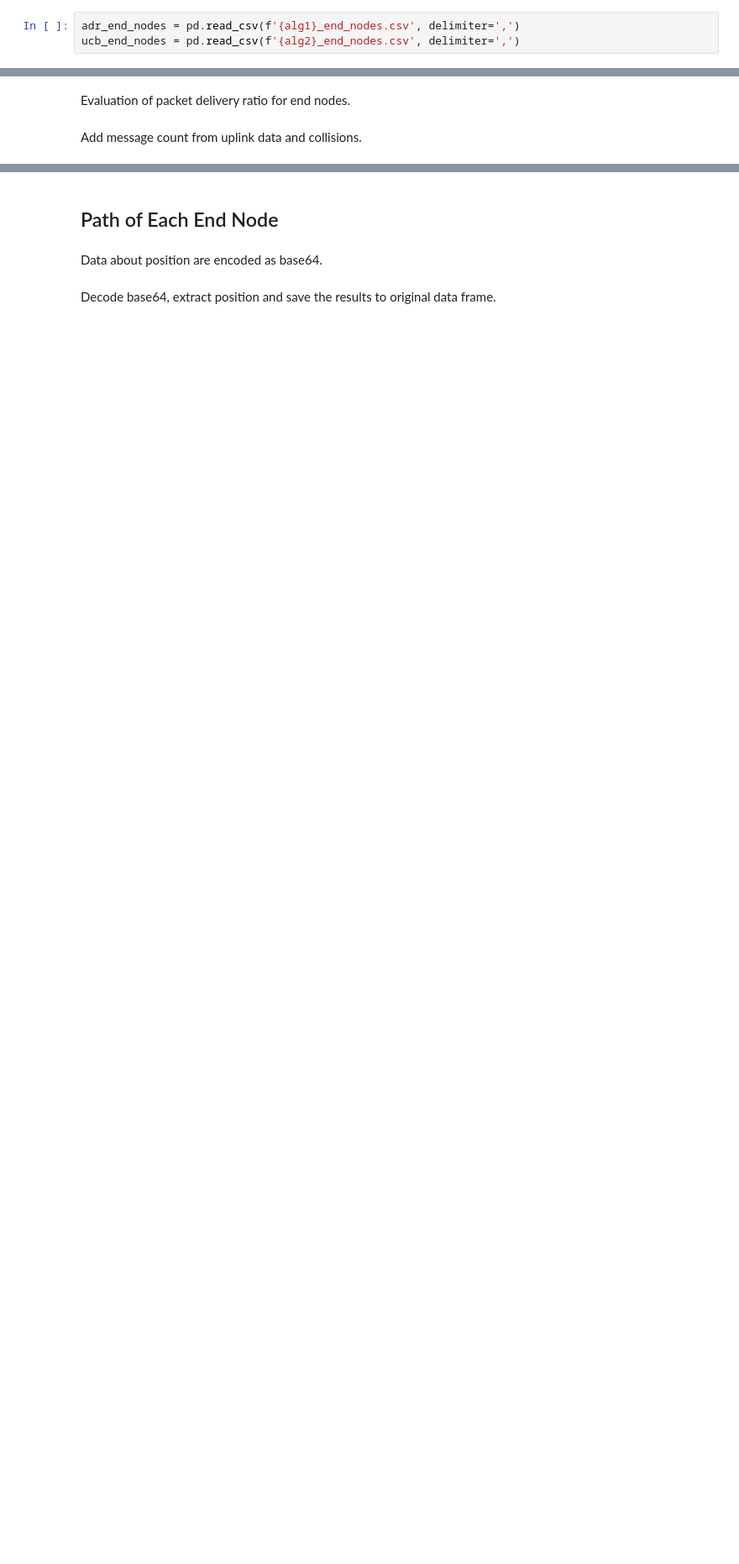
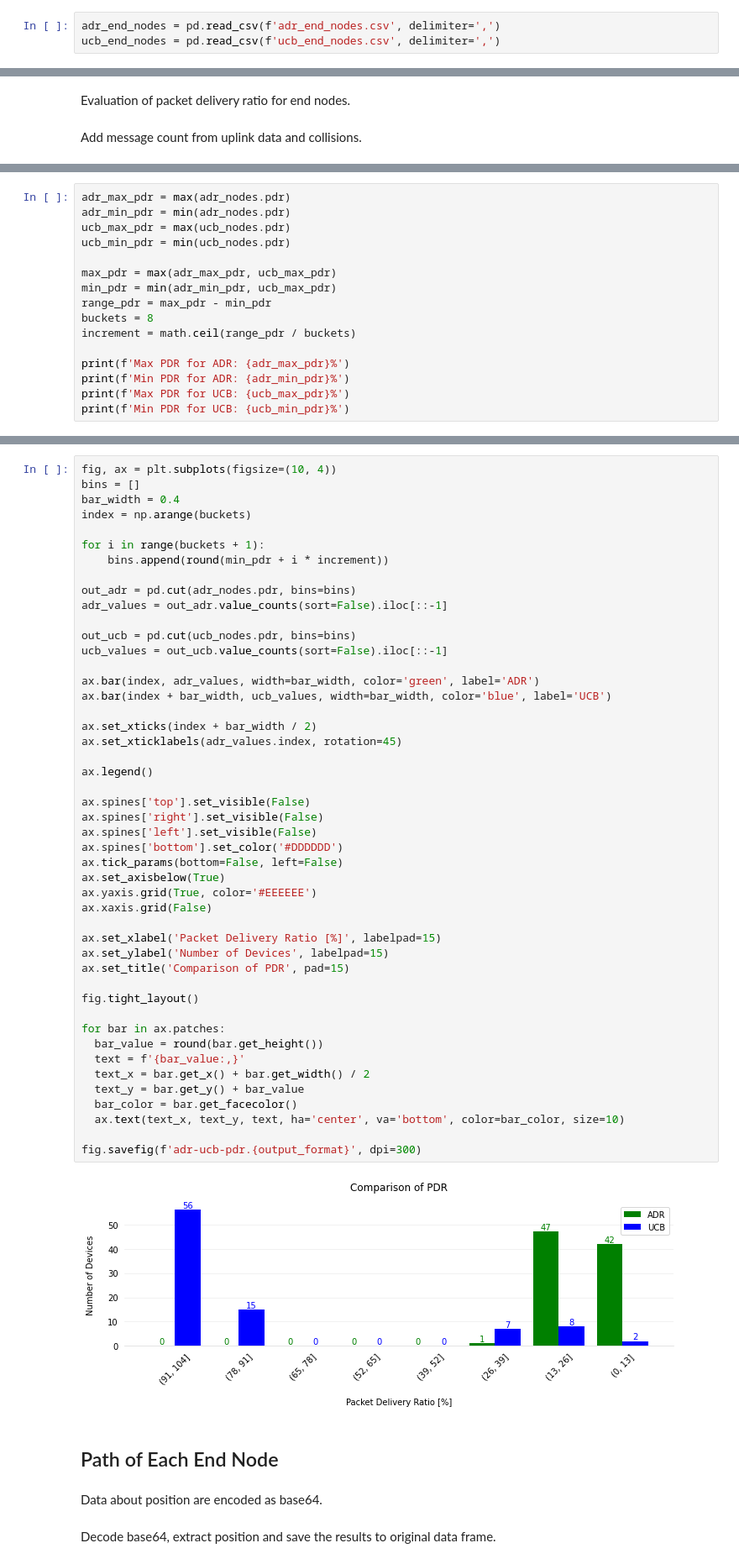
Before and after one commit to loraalex/LoBook, a Jupyter notebook: comparison/lora-adr-vs-ucb.ipynb, the cells around one changed output, grey strips where cells are left out. Shown at 84% size. Drawn from its saved outputs; the diff is of its cells as text; blank space fills up the shorter version.

```diff
--- a/comparison/lora-adr-vs-ucb.ipynb
+++ b/comparison/lora-adr-vs-ucb.ipynb
@@ -255,4 +195,4 @@ Number of end nodes participating in the ucb experiment is 88.
 # %%
-adr_end_nodes = pd.read_csv(f'{alg1}_end_nodes.csv', delimiter=',')
-ucb_end_nodes = pd.read_csv(f'{alg2}_end_nodes.csv', delimiter=',')
+adr_end_nodes = pd.read_csv(f'adr_end_nodes.csv', delimiter=',')
+ucb_end_nodes = pd.read_csv(f'ucb_end_nodes.csv', delimiter=',')
 # %% [markdown]
@@ -365,0 +347,16 @@ plt.show()
+# %%
+adr_max_pdr = max(adr_nodes.pdr)
+adr_min_pdr = min(adr_nodes.pdr)
+ucb_max_pdr = max(ucb_nodes.pdr)
+ucb_min_pdr = min(ucb_nodes.pdr)
+
+max_pdr = max(adr_max_pdr, ucb_max_pdr)
+min_pdr = min(adr_min_pdr, ucb_max_pdr)
+range_pdr = max_pdr - min_pdr
+buckets = 8
+increment = math.ceil(range_pdr / buckets)
+
+print(f'Max PDR for ADR: {adr_max_pdr}%')
+print(f'Min PDR for ADR: {adr_min_pdr}%')
+print(f'Max PDR for UCB: {ucb_max_pdr}%')
+print(f'Min PDR for UCB: {ucb_min_pdr}%')
@@ -366,3 +368,52 @@ plt.show()
+# %%
+fig, ax = plt.subplots(figsize=(10, 4))
+bins = []
+bar_width = 0.4
+index = np.arange(buckets)
+
+for i in range(buckets + 1):
+    bins.append(round(min_pdr + i * increment))
+
+out_adr = pd.cut(adr_nodes.pdr, bins=bins)
+adr_values = out_adr.value_counts(sort=False).iloc[::-1]
+
+out_ucb = pd.cut(ucb_nodes.pdr, bins=bins)
+ucb_values = out_ucb.value_counts(sort=False).iloc[::-1]
+
+ax.bar(index, adr_values, width=bar_width, color='green', label='ADR')
+ax.bar(index + bar_width, ucb_values, width=bar_width, color='blue', label='UCB')
+
+ax.set_xticks(index + bar_width / 2)
+ax.set_xticklabels(adr_values.index, rotation=45)
+
+ax.legend()
+
+ax.spines['top'].set_visible(False)
+ax.spines['right'].set_visible(False)
+ax.spines['left'].set_visible(False)
+ax.spines['bottom'].set_color('#DDDDDD')
+ax.tick_params(bottom=False, left=False)
+ax.set_axisbelow(True)
+ax.yaxis.grid(True, color='#EEEEEE')
+ax.xaxis.grid(False)
+
+ax.set_xlabel('Packet Delivery Ratio [%]', labelpad=15)
+ax.set_ylabel('Number of Devices', labelpad=15)
+ax.set_title('Comparison of PDR', pad=15)
+
+fig.tight_layout()
+
+for bar in ax.patches:
+  bar_value = round(bar.get_height())
+  text = f'{bar_value:,}'
+  text_x = bar.get_x() + bar.get_width() / 2
+  text_y = bar.get_y() + bar_value
+  bar_color = bar.get_facecolor()
+  ax.text(text_x, text_y, text, ha='center', va='bottom', color=bar_color, size=10)
+
+fig.savefig(f'adr-ucb-pdr.{output_format}', dpi=300)
+# %% [output]
+[figure, added]
 # %% [markdown]
 ## Path of Each End Node
 # %% [markdown]
```
Also changed, not shown: parts of 40 cells of this notebook, 5 other files.
